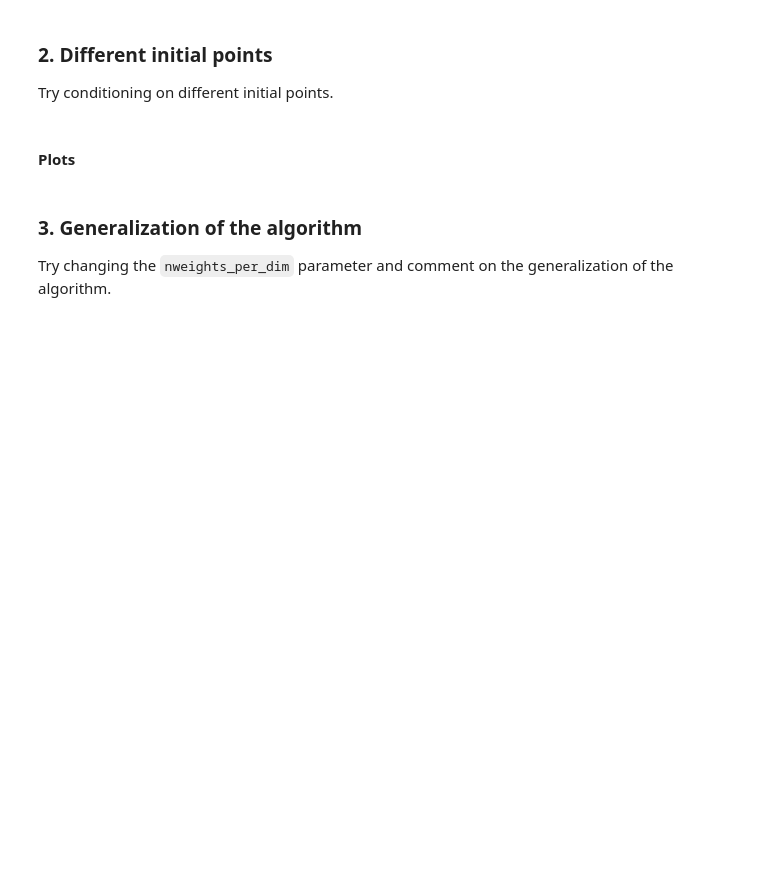
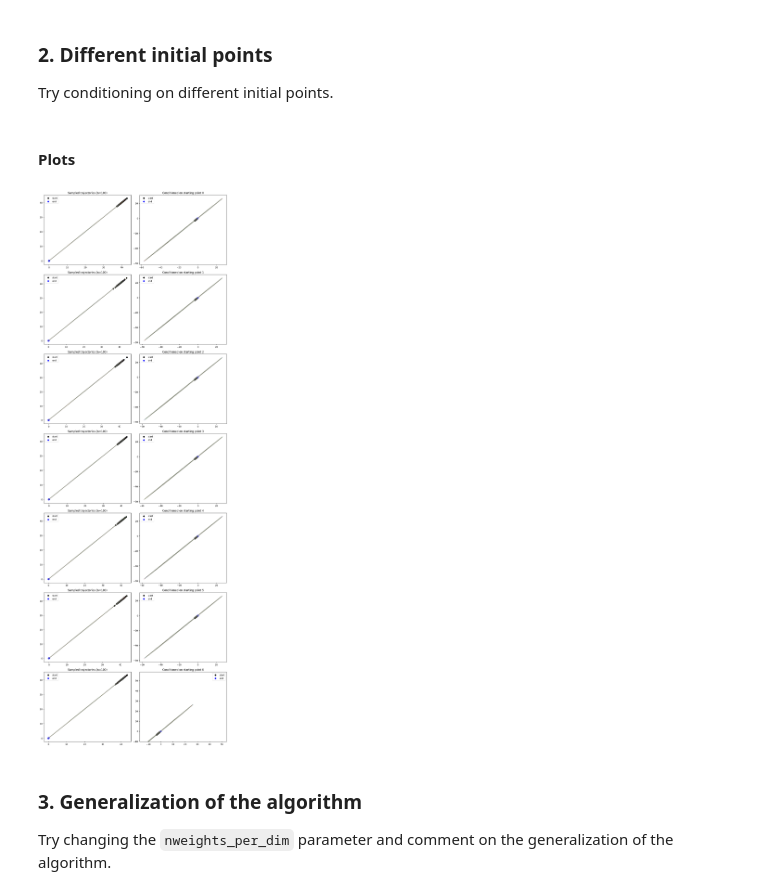
Before and after one commit to AshrithSagar/CP321-ILR-2025, a Jupyter notebook: Assignments/Assignment-3_7/Assignment8_ProMP.ipynb, the cells around one changed output. Cells and saved outputs as stored; diff of their text form; code cells hidden in the pictures; blank space fills up the shorter version.

```diff
--- a/Assignments/Assignment-3_7/Assignment8_ProMP.ipynb
+++ b/Assignments/Assignment-3_7/Assignment8_ProMP.ipynb
@@ -84,6 +95,10 @@ fit_promp(dataset="s")
 Try conditioning on different initial points.
 # %% [markdown]
 #### Plots
+# %%
+different_initial_points_promp(dataset="s", initial_points=[0, 1, 2, 3, 4, 5, 6])
+# %% [output]
+[figure, added]
 # %% [markdown]
 ### 3. Generalization of the algorithm
 
```
Also changed, not shown: parts of 5 cells of this notebook, 1 other file.
